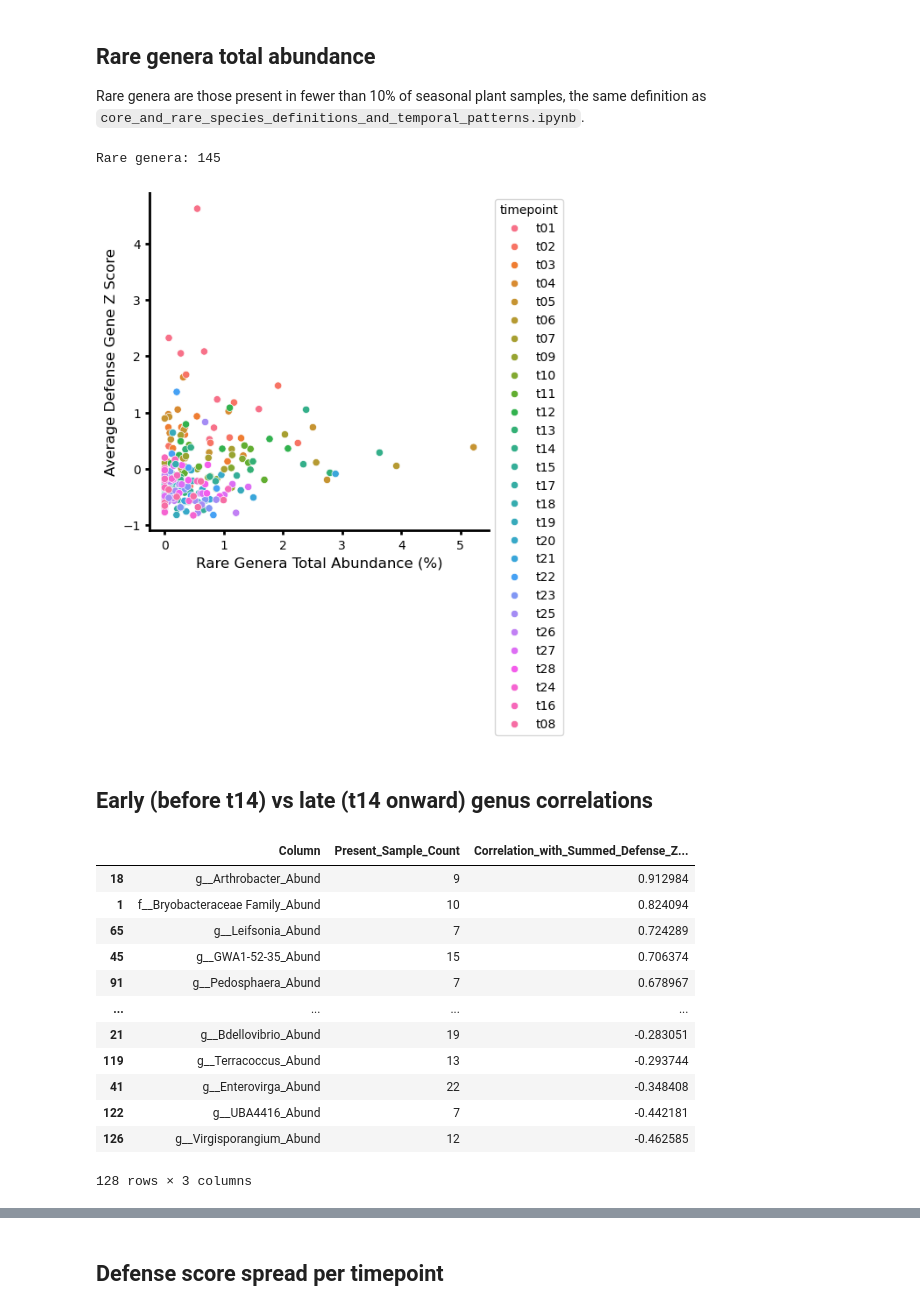
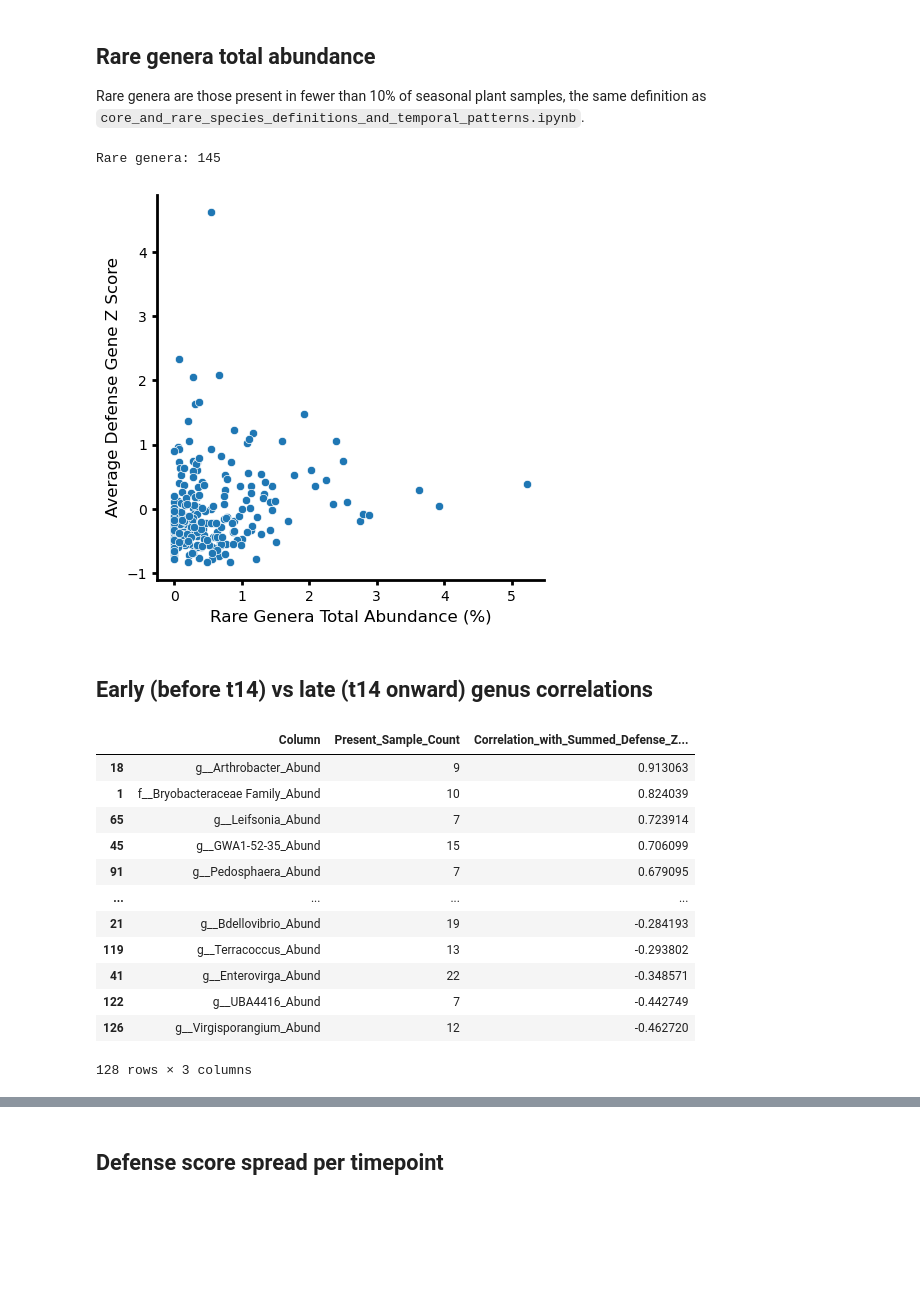
Before and after one commit to mikepassal/Outdoor_microbiome, a Jupyter notebook: Recall_genera_update_paper_results/defense_score_vs_bacterial_load_within_sample.ipynb, the cells around one changed output, grey strips where cells are left out. Saved outputs shown, nothing was run; the diff lists cells and outputs as text; code cells hidden in the pictures; blank space fills up the shorter version.

```diff
--- a/Recall_genera_update_paper_results/defense_score_vs_bacterial_load_within_sample.ipynb
+++ b/Recall_genera_update_paper_results/defense_score_vs_bacterial_load_within_sample.ipynb
@@ -48,6 +48,11 @@ double_duplicates = (
     .drop_duplicates(subset="sampID", keep="first")
 )
 trimmed_metadata = trimmed_metadata.drop(index=double_duplicates.index)
+### Drop failed libraries with too few reads (e.g. LIC162 has 66 total reads)
+min_total_reads = 250_000
+low_read_samples = trimmed_metadata.index[trimmed_metadata["Total Reads"] < min_total_reads]
+trimmed_metadata = trimmed_metadata.drop(index=low_read_samples)
+print(f"Dropped {len(low_read_samples)} transcriptomes with < {min_total_reads:,} total reads")
 trimmed_transcriptome = transcriptome.loc[trimmed_metadata.index]
 
 long_term_transcriptome = trimmed_transcriptome.loc[
@@ -541,35 +547,35 @@ Rare genera are those present in fewer than 10% of seasonal plant samples, the s
 # %%
 genus_prevalence = (genus_abundance_matrix > 0).mean()
 rare_genera = genus_prevalence.index[genus_prevalence < 0.10]
 print(f"Rare genera: {len(rare_genera)}")
 
 plotting_df_added_info = plotting_df.assign(
     rare_genera_total_abund=plotting_df["sampID"].map(
         genus_abundance_matrix[rare_genera].sum(axis=1)
     )
 )
 
 fig, ax = plt.subplots(figsize=(5, 5))
 fig.patch.set_facecolor("white")
 sns.scatterplot(
     data=plotting_df_added_info,
     x="rare_genera_total_abund",
     y="Summed Defense Z Score",
-    hue="timepoint",
+    #    hue="timepoint",
     ax=ax,
 )
 plt.xlabel("Rare Genera Total Abundance (%)", fontsize=12)
 plt.ylabel("Average Defense Gene Z Score", fontsize=12)
 sns.despine()
 ax.spines["bottom"].set_color("black")
 ax.spines["bottom"].set_linewidth(2)
 ax.spines["left"].set_color("black")
 ax.spines["left"].set_linewidth(2)
 ax.tick_params(axis="both", width=2, labelsize=10)
-sns.move_legend(ax, "upper left", bbox_to_anchor=(1, 1))
+# sns.move_legend(ax, "upper left", bbox_to_anchor=(1, 1))
 # %% [output]
 Rare genera: 145
-[figure, old version]
+[figure, new version]
 # %% [markdown]
 ## Early (before t14) vs late (t14 onward) genus correlations
 # %%
@@ -603,17 +609,17 @@ correlation_df_pre_t14 = genus_correlations(plotting_df.loc[timepoint_number < 1
 correlation_df_t14_onward
 # %% [output]
 |  | Column | Present_Sample_Count | Correlation_with_Summed_Defense_Z... |
-| 18 | g__Arthrobacter_Abund | 9 | 0.912984 |
-| 1 | f__Bryobacteraceae Family_Abund | 10 | 0.824094 |
-| 65 | g__Leifsonia_Abund | 7 | 0.724289 |
-| 45 | g__GWA1-52-35_Abund | 15 | 0.706374 |
-| 91 | g__Pedosphaera_Abund | 7 | 0.678967 |
+| 18 | g__Arthrobacter_Abund | 9 | 0.913063 |
+| 1 | f__Bryobacteraceae Family_Abund | 10 | 0.824039 |
+| 65 | g__Leifsonia_Abund | 7 | 0.723914 |
+| 45 | g__GWA1-52-35_Abund | 15 | 0.706099 |
+| 91 | g__Pedosphaera_Abund | 7 | 0.679095 |
 | ... | ... | ... | ... |
-| 21 | g__Bdellovibrio_Abund | 19 | -0.283051 |
-| 119 | g__Terracoccus_Abund | 13 | -0.293744 |
-| 41 | g__Enterovirga_Abund | 22 | -0.348408 |
-| 122 | g__UBA4416_Abund | 7 | -0.442181 |
-| 126 | g__Virgisporangium_Abund | 12 | -0.462585 |
+| 21 | g__Bdellovibrio_Abund | 19 | -0.284193 |
+| 119 | g__Terracoccus_Abund | 13 | -0.293802 |
+| 41 | g__Enterovirga_Abund | 22 | -0.348571 |
+| 122 | g__UBA4416_Abund | 7 | -0.442749 |
+| 126 | g__Virgisporangium_Abund | 12 | -0.462720 |
 128 rows × 3 columns
 # %%
 def plot_correlation_comparison(period_df, suffix, ylabel, title):
```
Also changed, not shown: parts of 7 cells of this notebook, 17 other files.
